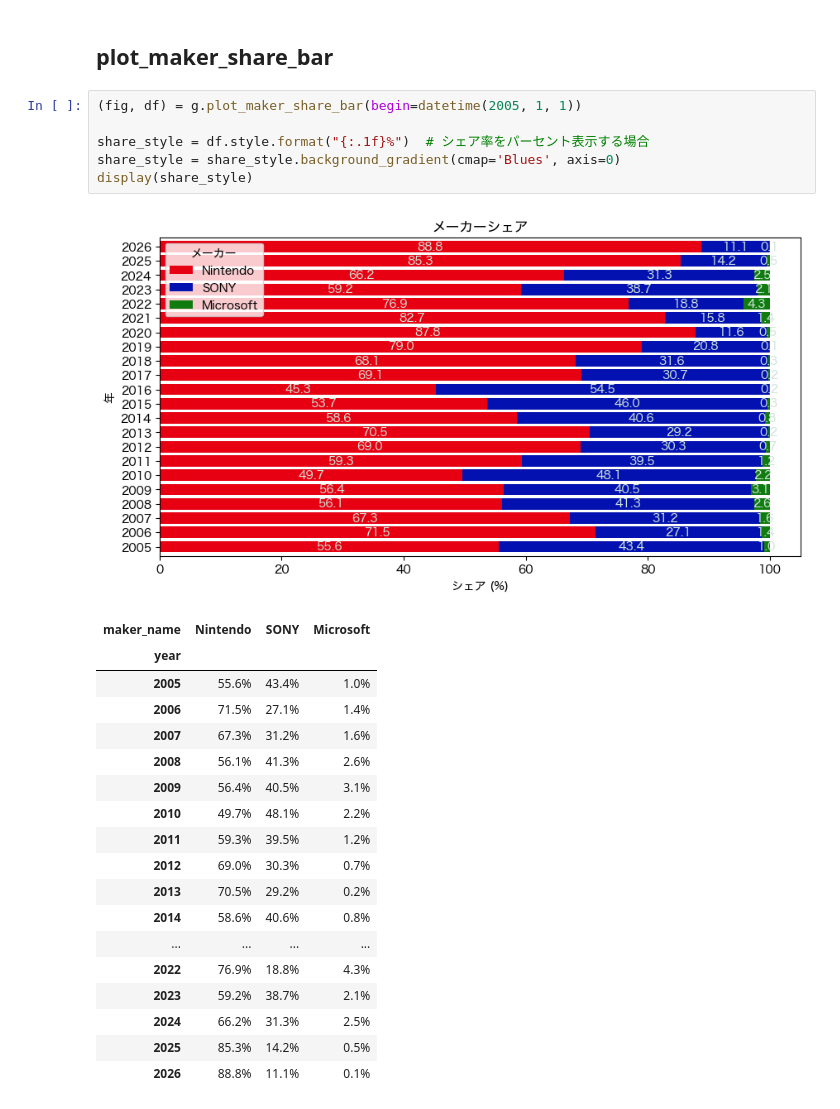
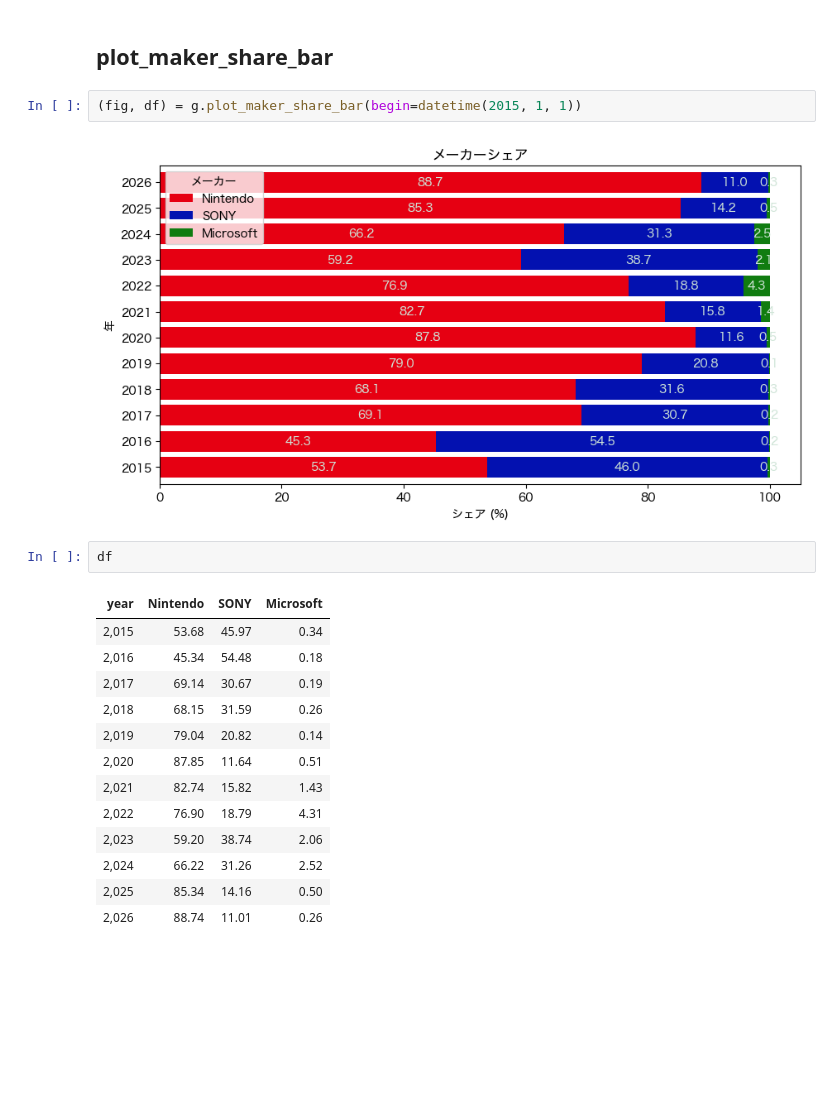
Before and after one commit to hidenden/gamedata, a Jupyter notebook: notebook/example/plot_bar_example.ipynb, the cells around one changed output. Cells and saved outputs as stored; diff of their text form; blank space fills up the shorter version.

Commit message:
PandasからPolarsへの変更 Fixes #177 : plot_bar available

```diff
--- a/notebook/example/plot_bar_example.ipynb
+++ b/notebook/example/plot_bar_example.ipynb
@@ -112,28 +181,22 @@ display(s_qhydf)
 # %% [markdown]
 ## plot_maker_share_bar
 # %%
-(fig, df) = g.plot_maker_share_bar(begin=datetime(2005, 1, 1))
-
-share_style = df.style.format("{:.1f}%")  # シェア率をパーセント表示する場合
-share_style = share_style.background_gradient(cmap='Blues', axis=0)
-display(share_style)
+(fig, df) = g.plot_maker_share_bar(begin=datetime(2015, 1, 1))
 # %% [output]
-[figure, old version]
+[figure, new version]
-| maker_name | Nintendo | SONY | Microsoft |
-| year |  |  |  |
-| 2005 | 55.6% | 43.4% | 1.0% |
-| 2006 | 71.5% | 27.1% | 1.4% |
-| 2007 | 67.3% | 31.2% | 1.6% |
-| 2008 | 56.1% | 41.3% | 2.6% |
-| 2009 | 56.4% | 40.5% | 3.1% |
-| 2010 | 49.7% | 48.1% | 2.2% |
-| 2011 | 59.3% | 39.5% | 1.2% |
-| 2012 | 69.0% | 30.3% | 0.7% |
-| 2013 | 70.5% | 29.2% | 0.2% |
-| 2014 | 58.6% | 40.6% | 0.8% |
-| ... | ... | ... | ... |
-| 2022 | 76.9% | 18.8% | 4.3% |
-| 2023 | 59.2% | 38.7% | 2.1% |
-| 2024 | 66.2% | 31.3% | 2.5% |
-| 2025 | 85.3% | 14.2% | 0.5% |
-| 2026 | 88.8% | 11.1% | 0.1% |
+# %%
+df
+# %% [output]
+| year | Nintendo | SONY | Microsoft |
+| 2,015 | 53.68 | 45.97 | 0.34 |
+| 2,016 | 45.34 | 54.48 | 0.18 |
+| 2,017 | 69.14 | 30.67 | 0.19 |
+| 2,018 | 68.15 | 31.59 | 0.26 |
+| 2,019 | 79.04 | 20.82 | 0.14 |
+| 2,020 | 87.85 | 11.64 | 0.51 |
+| 2,021 | 82.74 | 15.82 | 1.43 |
+| 2,022 | 76.90 | 18.79 | 4.31 |
+| 2,023 | 59.20 | 38.74 | 2.06 |
+| 2,024 | 66.22 | 31.26 | 2.52 |
+| 2,025 | 85.34 | 14.16 | 0.50 |
+| 2,026 | 88.74 | 11.01 | 0.26 |
```
Also changed, not shown: parts of 14 cells of this notebook, 2 other files.
